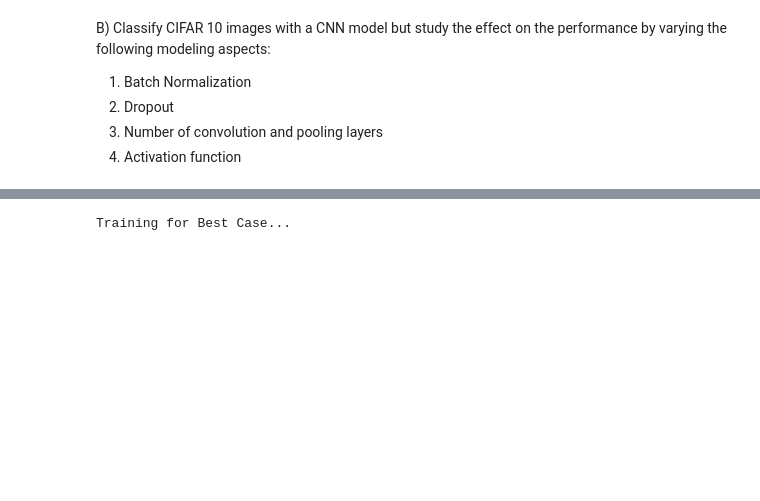
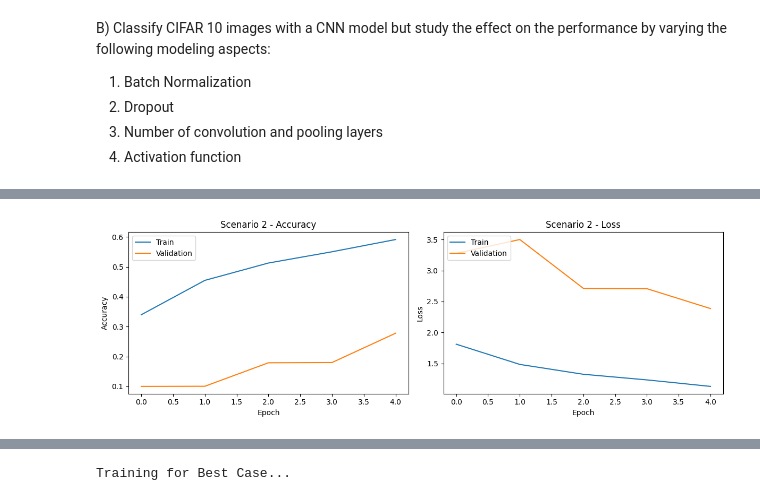
Before and after one commit to shreyas-sreedhar/gen-ai-csye7380, a Jupyter notebook: Assignment-03/Assignment03_2_Shreyas_S.ipynb, the cells around one changed output, grey strips where cells are left out. Saved outputs shown, nothing was run; the diff lists cells and outputs as text; code cells hidden in the pictures; blank space fills up the shorter version.

```diff
--- a/Assignment-03/Assignment03_2_Shreyas_S.ipynb
+++ b/Assignment-03/Assignment03_2_Shreyas_S.ipynb
@@ -87,0 +202,8 @@ def create_model(num_conv_layers, dropout_rate, batch_norm, activation_func):
+# %%
+model2 = create_model(**scenario2)
+history2 = model2.fit(X_train, y_train, epochs=5, validation_data=(X_test, y_test), batch_size=128)
+test_loss2, test_acc2 = model2.evaluate(X_test, y_test, verbose=2)
+
+print(f"Scenario 2 Test Accuracy: {test_acc2}")
+plot_history(history2, 'Scenario 2')
+# %% [output]
@@ -87,0 +222 @@ def create_model(num_conv_layers, dropout_rate, batch_norm, activation_func):
+[figure, added]
```
Also changed, not shown: parts of 12 cells of this notebook.
